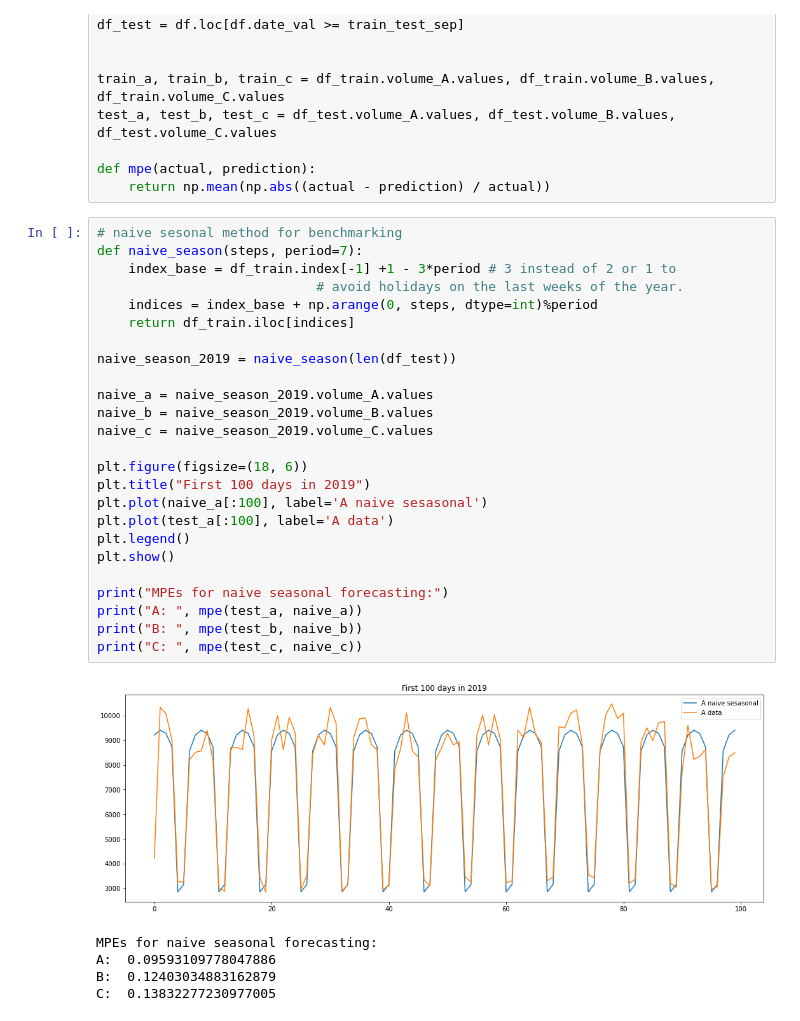
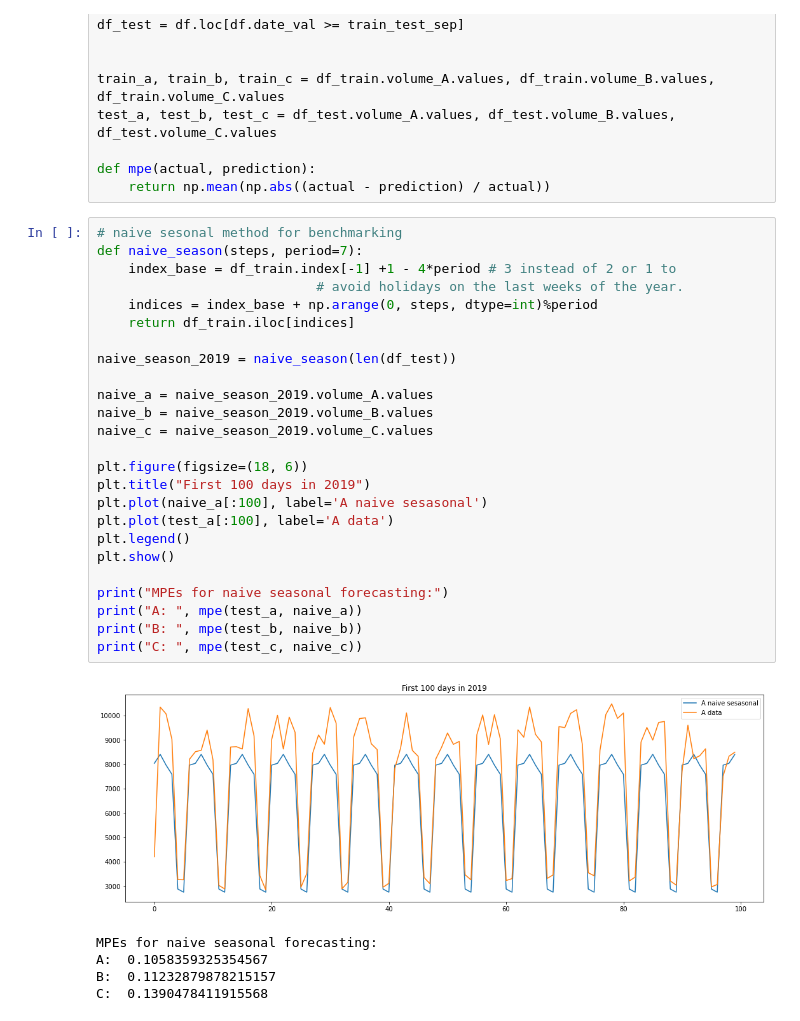
Before and after one commit to reasonablists/CoverMyMeds, a Jupyter notebook: naive.ipynb, the cells around one changed output. Saved outputs shown, nothing was run; the diff lists cells and outputs as text.

```diff
--- a/naive.ipynb
+++ b/naive.ipynb
@@ -22,31 +22,31 @@ def mpe(actual, prediction):
 # %%
 # naive sesonal method for benchmarking
 def naive_season(steps, period=7):
-    index_base = df_train.index[-1] +1 - 3*period # 3 instead of 2 or 1 to
+    index_base = df_train.index[-1] +1 - 4*period # 3 instead of 2 or 1 to
                             # avoid holidays on the last weeks of the year.
     indices = index_base + np.arange(0, steps, dtype=int)%period
     return df_train.iloc[indices]
 
 naive_season_2019 = naive_season(len(df_test))
 
 naive_a = naive_season_2019.volume_A.values
 naive_b = naive_season_2019.volume_B.values
 naive_c = naive_season_2019.volume_C.values
 
 plt.figure(figsize=(18, 6))
 plt.title("First 100 days in 2019")
 plt.plot(naive_a[:100], label='A naive sesasonal')
 plt.plot(test_a[:100], label='A data')
 plt.legend()
 plt.show()
 
 print("MPEs for naive seasonal forecasting:")
 print("A: ", mpe(test_a, naive_a))
 print("B: ", mpe(test_b, naive_b))
 print("C: ", mpe(test_c, naive_c))
 # %% [output]
-[figure, old version]
+[figure, new version]
 MPEs for naive seasonal forecasting:
-A:  0.09593109778047886
-B:  0.12403034883162879
-C:  0.13832277230977005
+A:  0.1058359325354567
+B:  0.11232879878215157
+C:  0.1390478411915568
```
Also changed, not shown: 3 other files.
